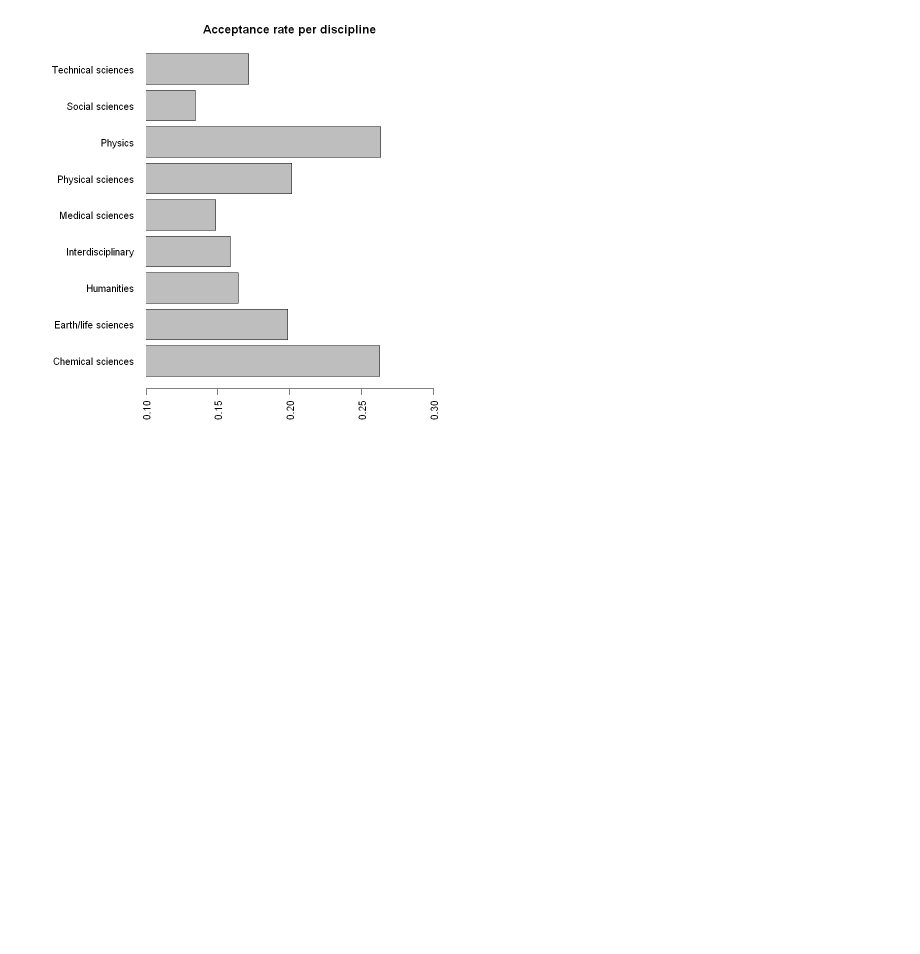
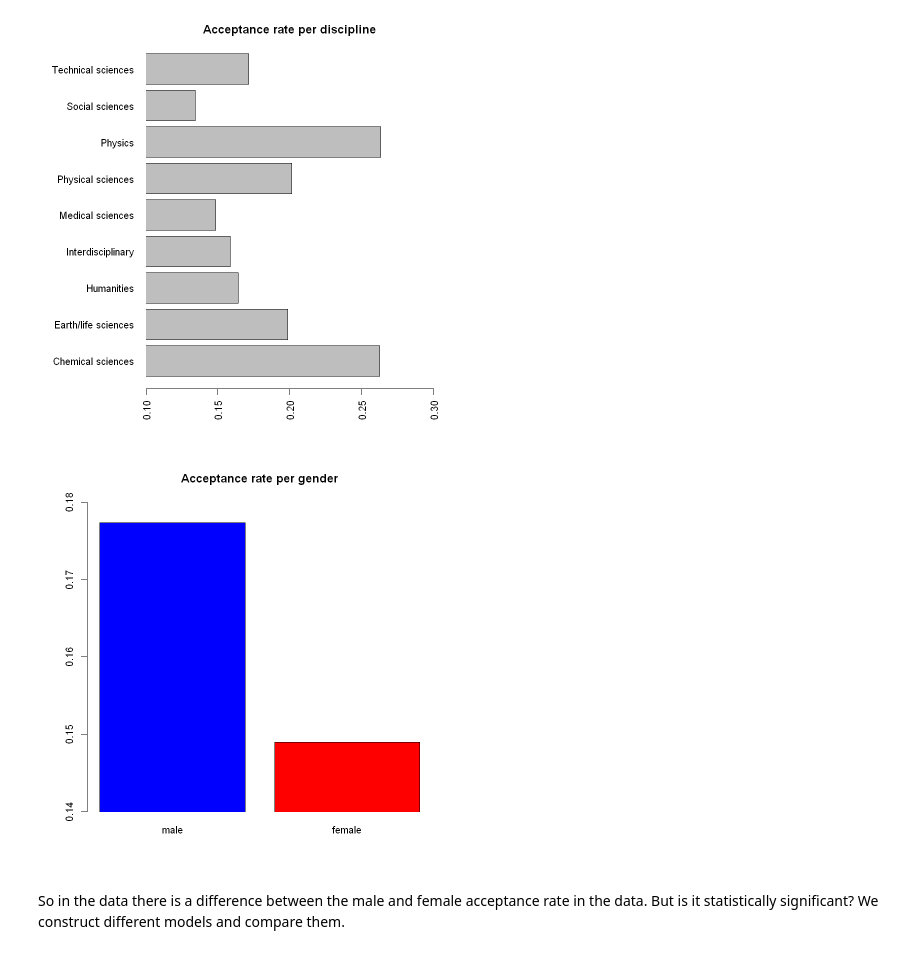
Before and after one commit to TimeTeleporter/advanced_statistics, a Jupyter notebook: exercise_sheet_10/exercise_sheet_10_Immanuel_Albrecht.ipynb, the cells around one changed output. Cells and saved outputs as stored; diff of their text form; code cells hidden in the pictures; blank space fills up the shorter version.

```diff
--- a/exercise_sheet_10/exercise_sheet_10_Immanuel_Albrecht.ipynb
+++ b/exercise_sheet_10/exercise_sheet_10_Immanuel_Albrecht.ipynb
@@ -75,3 +78,17 @@ barplot(e$accept, names.arg = e$discipline, las=2, xlim = c(0.10, 0.30), xpd = F
 title("Acceptance rate per discipline")
 # %% [output]
 [figure]
+# %%
+male_applications <- sum(d[d$male == 1, ]$applications)
+female_applications <- sum(d[d$male == 0, ]$applications)
+male_awards <- sum(d[d$male == 1, ]$awards)
+female_awards <- sum(d[d$male == 0, ]$awards)
+male_accept <- male_awards / male_applications
+female_accept <- female_awards / female_applications
+
+barplot(c(male_accept, female_accept), names.arg = c("male", "female"), ylim = c(0.14, 0.18), xpd = FALSE, col = c("blue", "red"))
+title("Acceptance rate per gender")
+# %% [output]
+[figure, added]
+# %% [markdown]
+So in the data there is a difference between the male and female acceptance rate in the data. But is it statistically significant? We construct different models and compare them.
```
Also changed, not shown: parts of 13 cells of this notebook.
